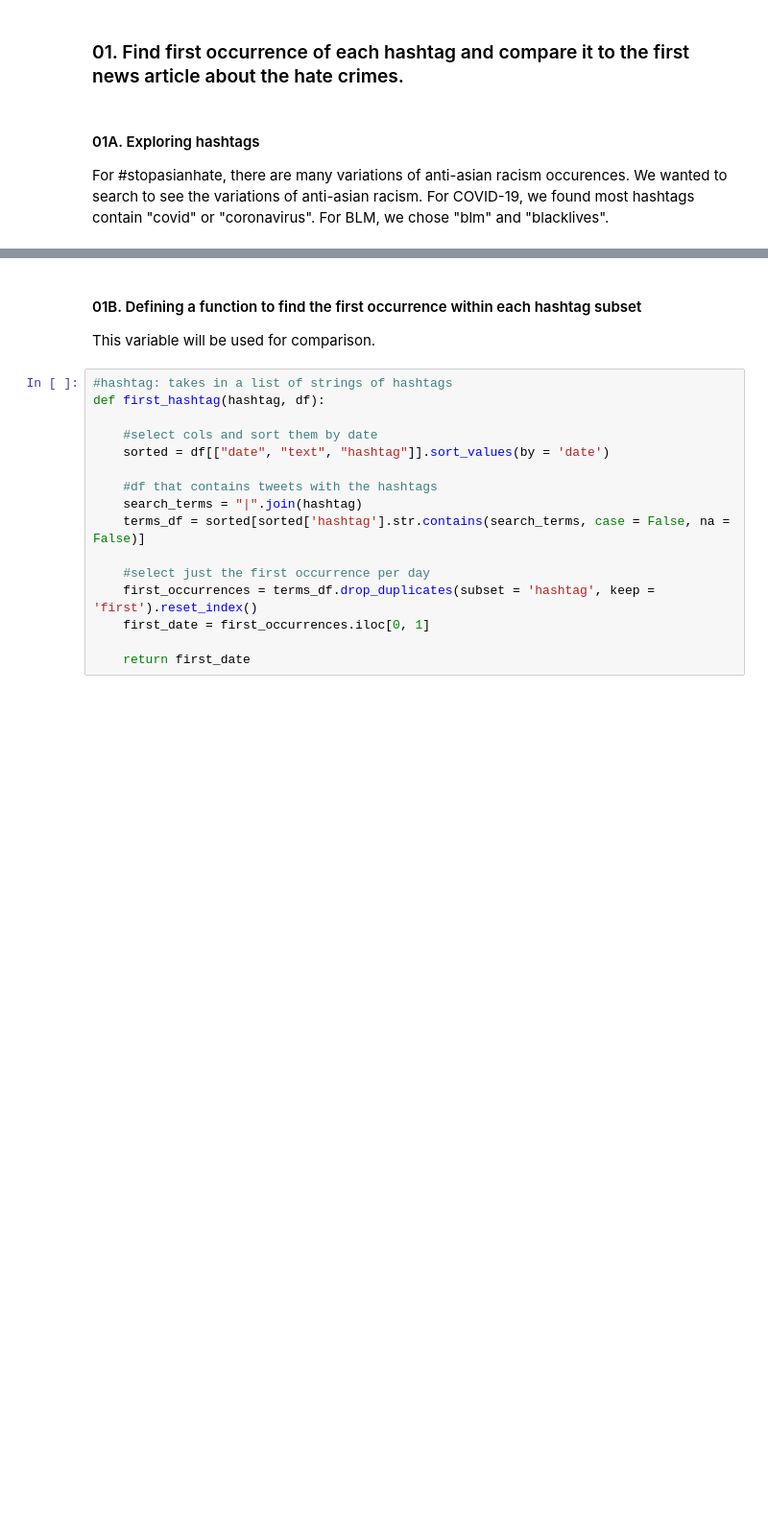
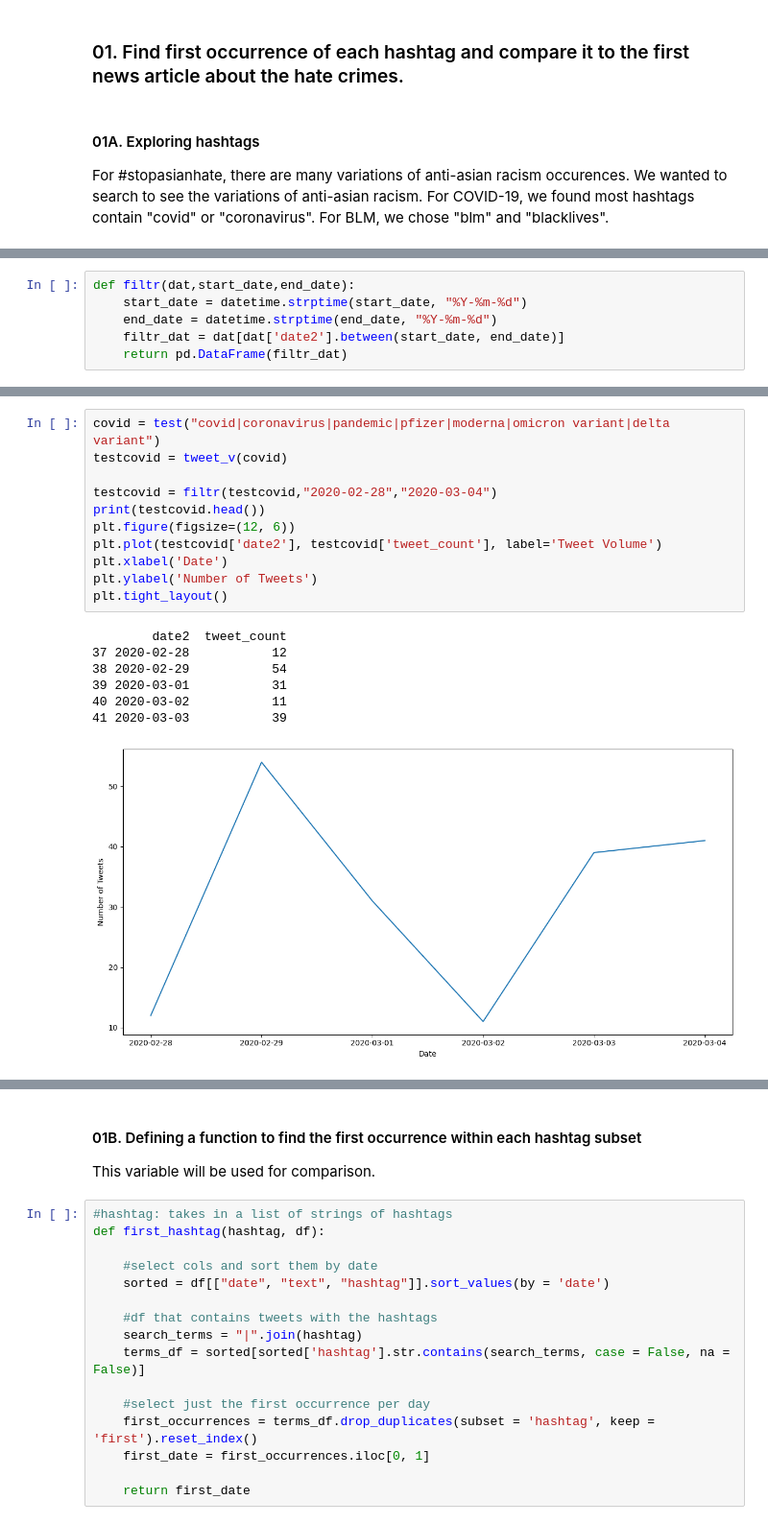
Before and after one commit to maccias/qss20_covidtweetproject, a Jupyter notebook: code/QSS20_FinalProject.ipynb, the cells around one changed output, grey strips where cells are left out. Shown at 96% size. Cells and saved outputs as stored; diff of their text form; blank space fills up the shorter version.

```diff
--- a/code/QSS20_FinalProject.ipynb
+++ b/code/QSS20_FinalProject.ipynb
@@ -90,0 +113,6 @@ For #stopasianhate, there are many variations of anti-asian racism occurences. W
+# %%
+def filtr(dat,start_date,end_date):
+    start_date = datetime.strptime(start_date, "%Y-%m-%d")
+    end_date = datetime.strptime(end_date, "%Y-%m-%d")
+    filtr_dat = dat[dat['date2'].between(start_date, end_date)]
+    return pd.DataFrame(filtr_dat)
@@ -107,0 +149,19 @@ RT @WHO: @DrTedros Reduce your risk of #coronavirus infection https://t.co/PKzKa
+# %%
+covid = test("covid|coronavirus|pandemic|pfizer|moderna|omicron variant|delta variant")
+testcovid = tweet_v(covid)
+
+testcovid = filtr(testcovid,"2020-02-28","2020-03-04")
+print(testcovid.head())
+plt.figure(figsize=(12, 6))
+plt.plot(testcovid['date2'], testcovid['tweet_count'], label='Tweet Volume')
+plt.xlabel('Date')
+plt.ylabel('Number of Tweets')
+plt.tight_layout()
+# %% [output]
+        date2  tweet_count
+37 2020-02-28           12
+38 2020-02-29           54
+39 2020-03-01           31
+40 2020-03-02           11
+41 2020-03-03           39
+[figure, added]
```
Also changed, not shown: parts of 11 cells of this notebook.
